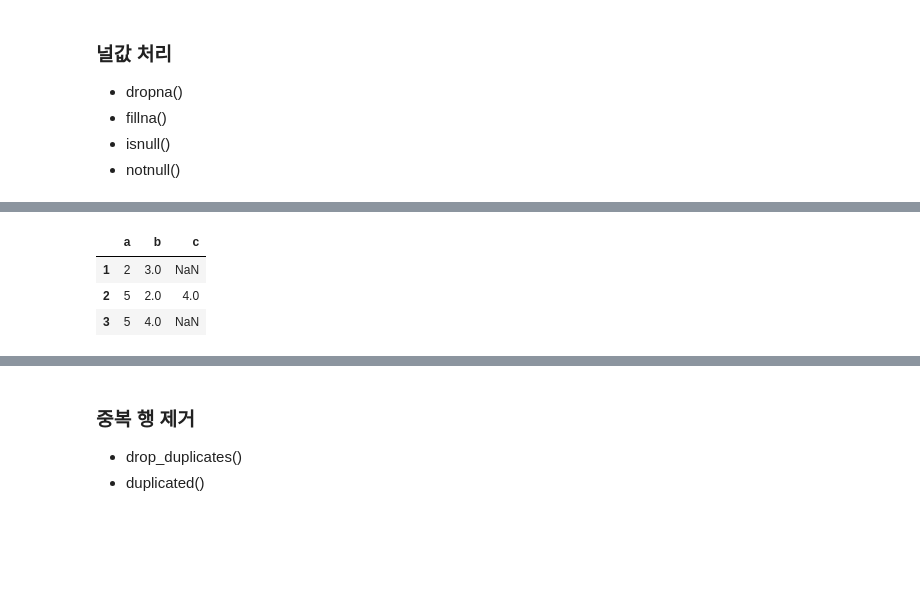
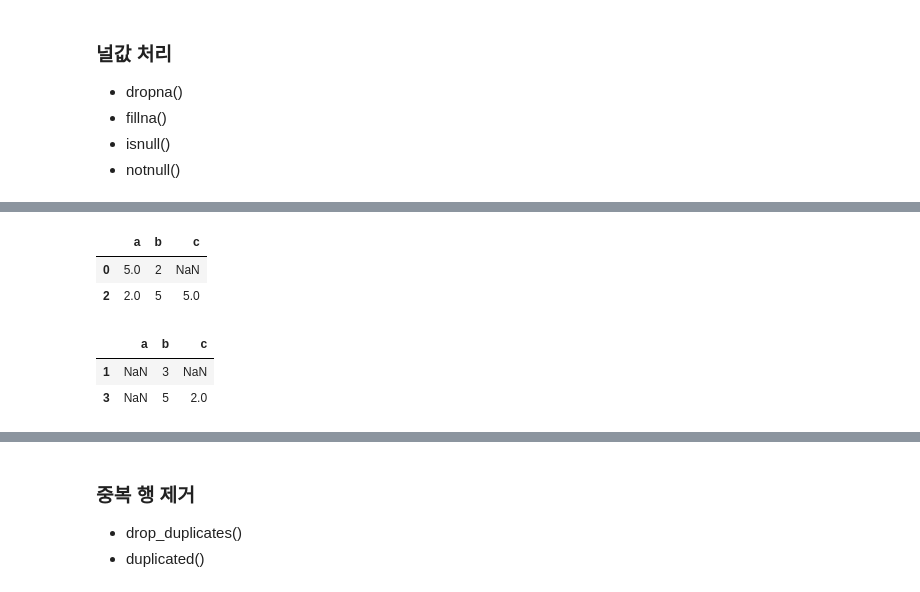
Before and after one commit to gubosd/lecture12, a Jupyter notebook: 데이터분석/04_pandas_01_기초.ipynb, the cells around one changed output, grey strips where cells are left out. Drawn from its saved outputs; the diff is of its cells as text; code cells hidden in the pictures; blank space fills up the shorter version.

```diff
--- a/데이터분석/04_pandas_01_기초.ipynb
+++ b/데이터분석/04_pandas_01_기초.ipynb
@@ -1365,10 +1584,15 @@ d
+# %%
+d[d.a.notnull()] # a 속성이 null 이 아닌 샘플들
+# %% [output]
+|  | a | b | c |
+| 0 | 5.0 | 2 | NaN |
+| 2 | 2.0 | 5 | 5.0 |
 # %%
-d[d.b.notnull()]
+d[d.a.isnull()]
 # %% [output]
 |  | a | b | c |
-| 1 | 2 | 3.0 | NaN |
-| 2 | 5 | 2.0 | 4.0 |
-| 3 | 5 | 4.0 | NaN |
+| 1 | NaN | 3 | NaN |
+| 3 | NaN | 5 | 2.0 |
 # %%
 d
 # %% [output]
```
Also changed, not shown: parts of 74 cells of this notebook.
